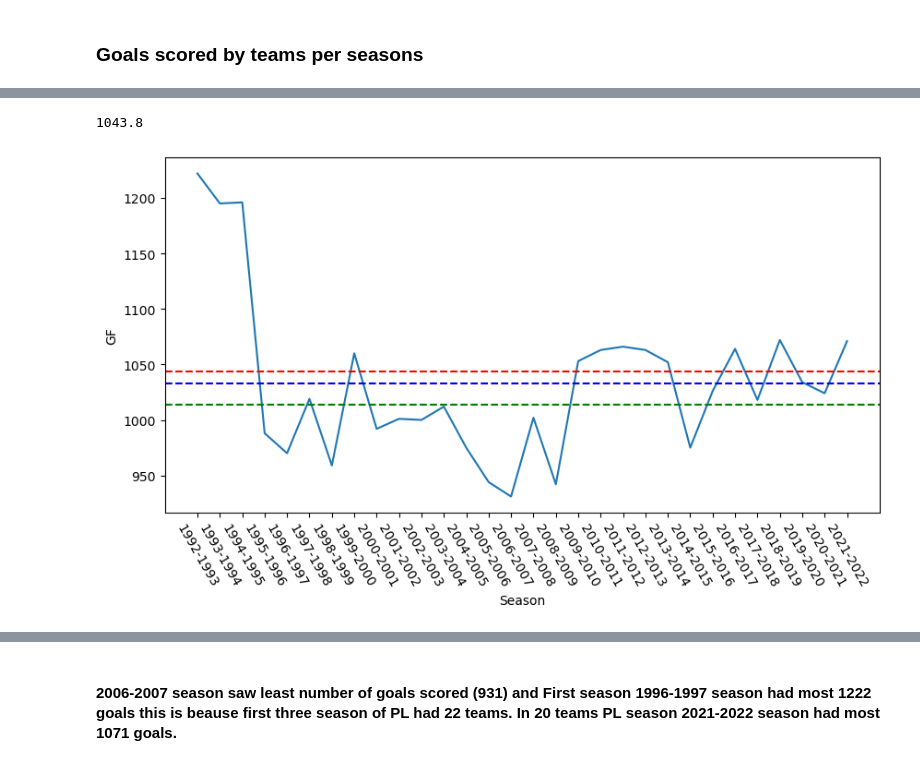
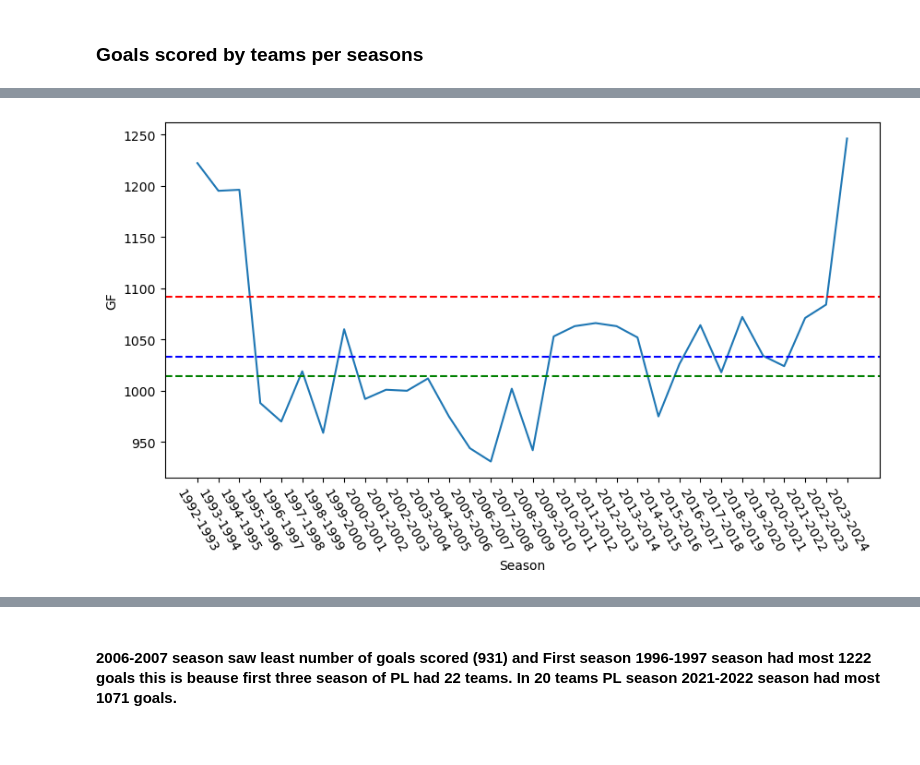
Before and after one commit to Aniket-Raikwar1/Premier_League_data_analysis, a Jupyter notebook: Analysing_seasons_points_table.ipynb, the cells around one changed output, grey strips where cells are left out. Saved outputs shown, nothing was run; the diff lists cells and outputs as text; code cells hidden in the pictures.

Commit message:
Added 23 and 24 seasons

```diff
--- a/Analysing_seasons_points_table.ipynb
+++ b/Analysing_seasons_points_table.ipynb
@@ -142,17 +139,15 @@ tab.GF.mean()
 # %%
-tab.tail().GF.mean()
+last_5_seasons = tab.tail().GF.mean()
-# %% [output]
-1043.8
 # %%
 plt.figure(figsize=(10,5))
 sns.lineplot(data=tab,x='Season',y='GF')
 plt.axhline(y = 1013.925925925926, color = 'g', linestyle = '--',label = "Average Goals excluding first 3 seasons (Green line)")
-plt.axhline(y = 1043.8, color = 'r', linestyle = '--',label = "Last 5 seasons Average (red line)")
+plt.axhline(y = last_5_seasons, color = 'r', linestyle = '--',label = "Last 5 seasons Average (red line)")
 plt.axhline(y = 1032.9666666666667, color = 'b', linestyle = '--',label = "Average Goals includeing first 3 seasons (Blue line)")
 # plt.legend(bbocx_to_anchor = (.78, 1), loc = 'upper center')
 x,y =plt.xticks(rotation=300)
 # %% [output]
-[figure, old version]
+[figure, new version]
 # %%
 plt.figure(figsize=(15,8))
 dia = sns.barplot(data=tab,x="GF",y='Season',color='royalblue')
```
Also changed, not shown: parts of 25 cells of this notebook, 3 other files.
